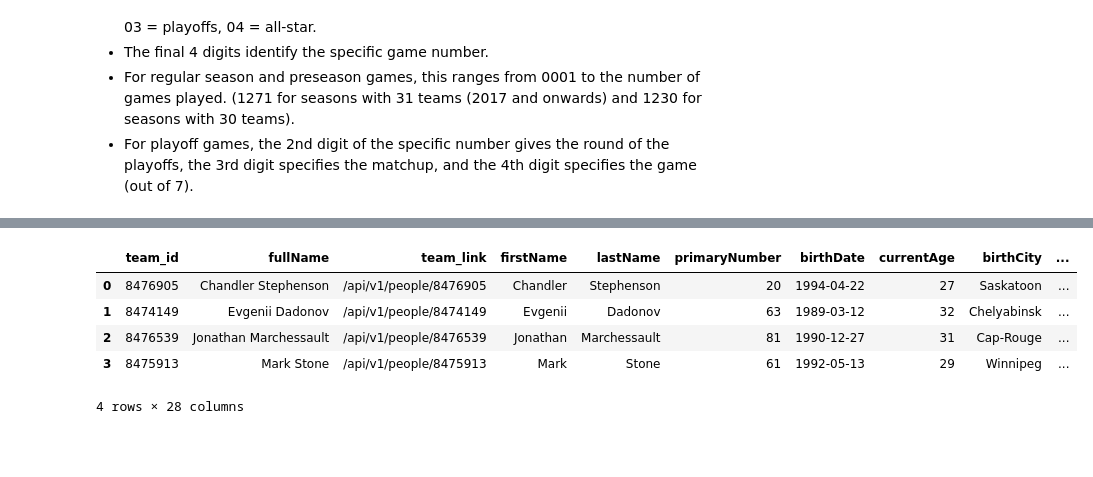
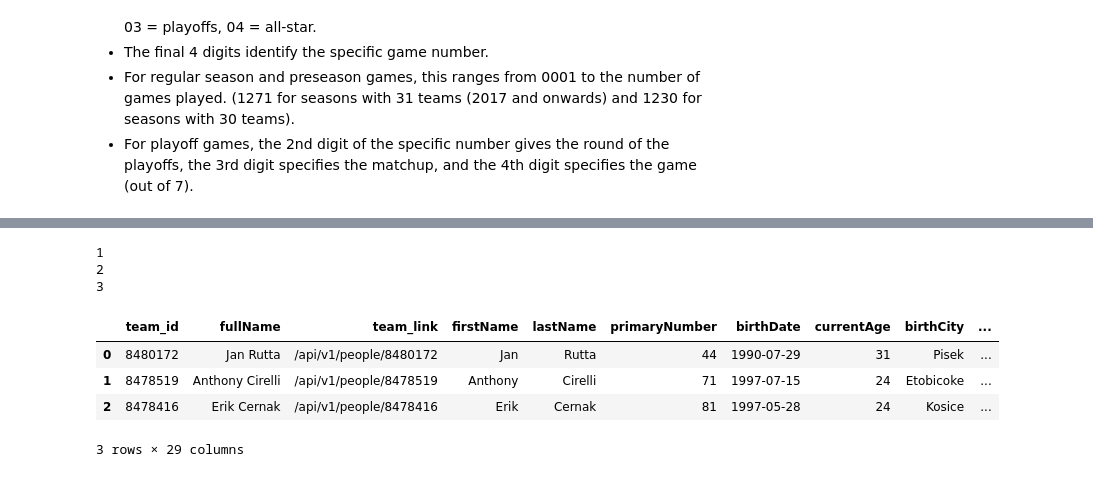
Before and after one commit to the-data-base/nhl-breakouts, a Jupyter notebook: exploring_nhl_api.ipynb, the cells around one changed output, grey strips where cells are left out. Cells and saved outputs as stored; diff of their text form; code cells hidden in the pictures; blank space fills up the shorter version.

Commit message:
more enhancements, fixed the loop to get x number of player data for home and away team

```diff
--- a/exploring_nhl_api.ipynb
+++ b/exploring_nhl_api.ipynb
@@ -26,7 +26,7 @@ import json
 # Set up the API call variables
 year = '2021'
 season_type = '02'
-max_game_id = 20
+max_game_id = 1290
 boxscore_url = '/boxscore'
 livefeed_url = '/feed/live'
 game_url = 'http://statsapi.web.nhl.com/api/v1/game/'
@@ -43,15 +43,19 @@ def request_get_data(url,
 
     # If multiple_games param is true, the get data for n number of games (uses for loop)
     if multiple_games == True:
-        for i in range(0, max_game_id):
-            r = requests.get(url = str(url) + str(year) + str(season_type) + str(max_game_id).zfill(zfill) + str(endpoint))
+        for i in range(1, max_game_id, 1):
+            game_id = str(url) + str(year) + str(season_type) + str(i).zfill(zfill) + str(endpoint)
+            r = requests.get(game_id)
             data = r.json()
+            data['game_id'] = game_id
             empty_list.append(data)
 
     # If multiple_games param is not true, then get data for the 1 game (no for loop)
     else:
-        r = requests.get(url = str(url) + str(year) + str(season_type) + str(max_game_id).zfill(zfill) + str(endpoint))
+        game_id = str(url) + str(year) + str(season_type) + str(max_game_id).zfill(zfill) + str(endpoint)
+        r = requests.get(game_id)
         data = r.json()
+        data['game_id'] = game_id
         empty_list.append(data)
 
     # Rename to game_data_json
@@ -96,35 +125,57 @@ livefeed_json = save_as_json(livefeed_list, 'test_data/livefeed')
+# %%
+# Setup json object
+json_object = json.loads(boxscore_json)
+
+games = len(json_object)
+for game in range(1, (games), 1):
+    # HOME TEAM: For each game, get the homes team's player information
+    print(game)
+# %% [output]
+1
+2
+3
 # %%
-# Boxscore JSON
-# Get the number of shots, goals and icetime by game for each skater
+# Setup json object
 json_object = json.loads(boxscore_json)
 
-# first layer = the game (number)
-# second layerS
+# Set up iterable variables
+games = len(json_object)
+#player_id = list(json_object[0]['teams']['home']['players'].keys())
+raw = []
 
-arlo_swag = []
-player_id = list(json_object[0]['teams']['home']['players'].keys())
+# Loop over every game
+for game in range(0, (games), 1):
 
-for i in player_id:
-    player_data = json_object[0]['teams']['home']['players'][i]['person']
-    player_data["pid"] = i
-    arlo_swag.append(player_data)
-    #arlo_swag.append(pid)
+    # Loop over each home player in each team
+    for player in list(json_object[game]['teams']['home']['players'].keys()):
+        player_data = json_object[game]['teams']['home']['players'][player]['person']
+        player_data ["home_team"] = 1
+        player_data["pid"] = player
+        raw.append(player_data)
 
+    # Loop over each away player in each team
+    for player in list(json_object[game]['teams']['away']['players'].keys()):
+        player_data = json_object[game]['teams']['away']['players'][player]['person']
+        player_data ["home_team"] = 0
+        player_data["pid"] = player
+        raw.append(player_data)
 
-arlo_swag
-df1 = pd.DataFrame.from_dict(arlo_swag)
+# Convert to pandas dataframe
+df1 = pd.DataFrame.from_dict(raw)
+
+# Flatten currentTeam
 df2 = pd.concat([df1.drop(['currentTeam'], axis=1), df1['currentTeam'].apply(pd.Series)], axis=1)
 df2 = df2.rename(columns={"id": "team_id", "name": "team_name", "link": "team_link"})
+
+# Flatten primaryPosition
 df2 = pd.concat([df2.drop(['primaryPosition'], axis=1), df2['primaryPosition'].apply(pd.Series)], axis=1)
 df2 = df2.rename(columns={"code": "pos_code", "name": "pos_name", "type": "pos_type", "abbreviation": "pos_abbr"})
 
-
-
-df2.head(4)
+# See the data
+df2.head(3)
 # %% [output]
 |  | team_id | fullName | team_link | firstName | lastName | primaryNumber | birthDate | currentAge | birthCity | ... |
-| 0 | 8476905 | Chandler Stephenson | /api/v1/people/8476905 | Chandler | Stephenson | 20 | 1994-04-22 | 27 | Saskatoon | ... |
-| 1 | 8474149 | Evgenii Dadonov | /api/v1/people/8474149 | Evgenii | Dadonov | 63 | 1989-03-12 | 32 | Chelyabinsk | ... |
-| 2 | 8476539 | Jonathan Marchessault | /api/v1/people/8476539 | Jonathan | Marchessault | 81 | 1990-12-27 | 31 | Cap-Rouge | ... |
-| 3 | 8475913 | Mark Stone | /api/v1/people/8475913 | Mark | Stone | 61 | 1992-05-13 | 29 | Winnipeg | ... |
+| 0 | 8480172 | Jan Rutta | /api/v1/people/8480172 | Jan | Rutta | 44 | 1990-07-29 | 31 | Pisek | ... |
+| 1 | 8478519 | Anthony Cirelli | /api/v1/people/8478519 | Anthony | Cirelli | 71 | 1997-07-15 | 24 | Etobicoke | ... |
+| 2 | 8478416 | Erik Cernak | /api/v1/people/8478416 | Erik | Cernak | 81 | 1997-05-28 | 24 | Kosice | ... |
-4 rows × 28 columns
+3 rows × 29 columns
```
Also changed, not shown: parts of 9 cells of this notebook.
